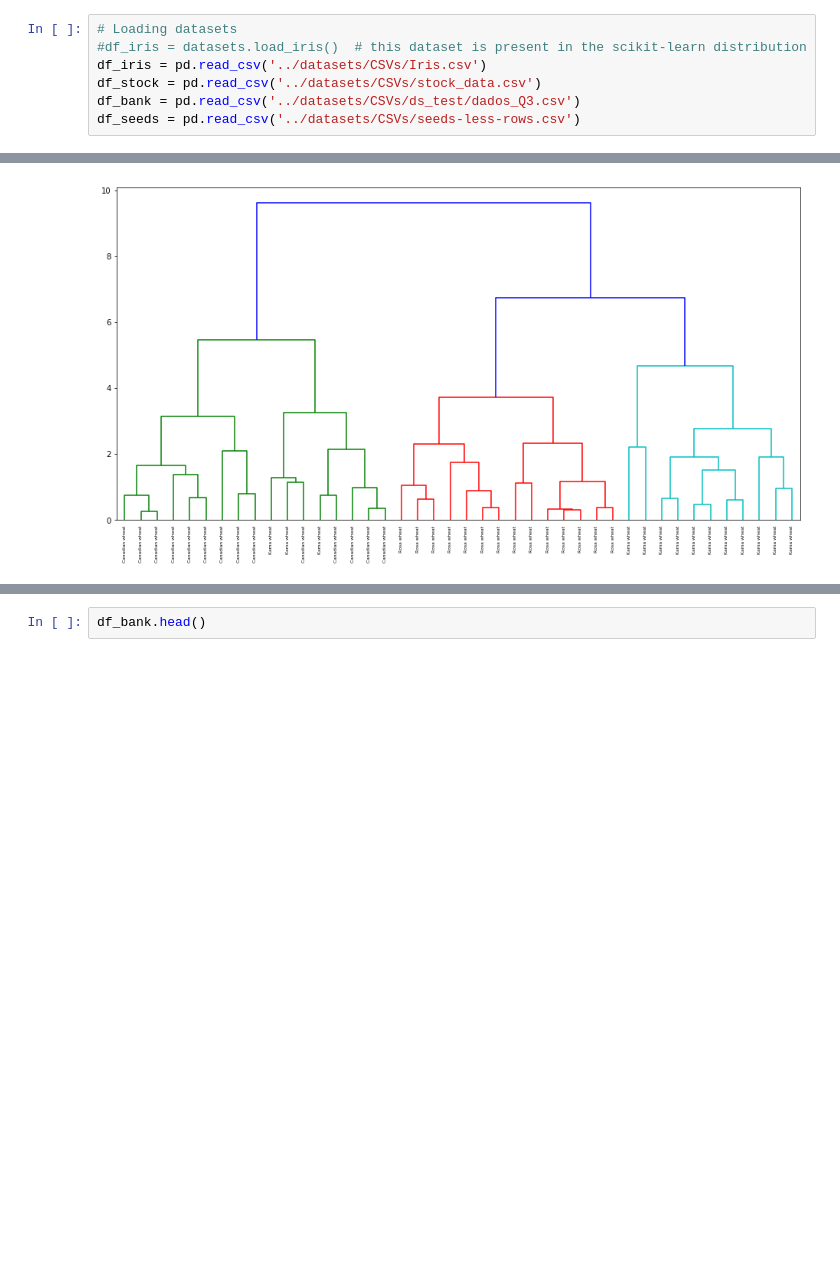
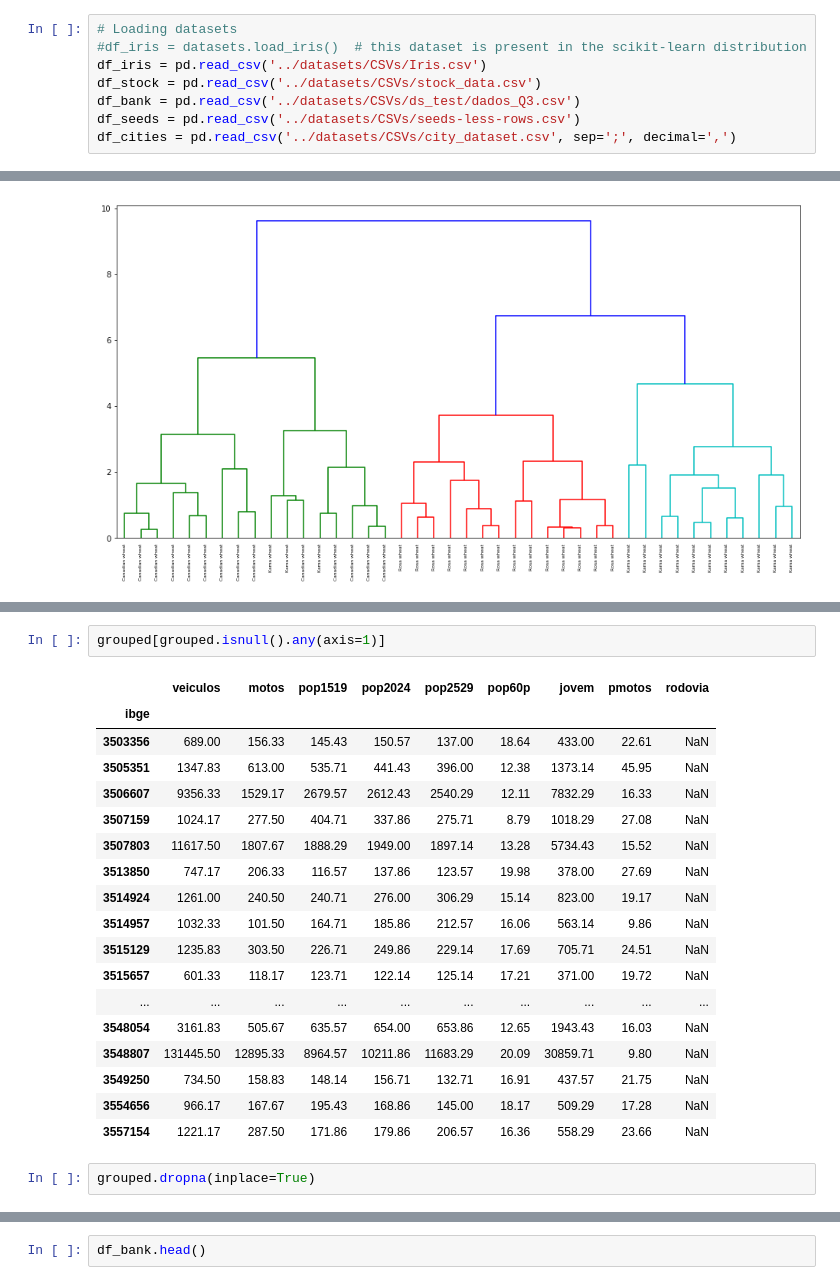
Before and after one commit to rsouza/FGV_Intro_DS, a Jupyter notebook: notebooks/ML_UNSUP_Clustering.ipynb, the cells around one changed output, grey strips where cells are left out. Saved outputs shown, nothing was run; the diff lists cells and outputs as text; blank space fills up the shorter version.

```diff
--- a/notebooks/ML_UNSUP_Clustering.ipynb
+++ b/notebooks/ML_UNSUP_Clustering.ipynb
@@ -41,6 +53,7 @@ df_iris = pd.read_csv('../datasets/CSVs/Iris.csv')
 df_stock = pd.read_csv('../datasets/CSVs/stock_data.csv')
 df_bank = pd.read_csv('../datasets/CSVs/ds_test/dados_Q3.csv')
 df_seeds = pd.read_csv('../datasets/CSVs/seeds-less-rows.csv')
+df_cities = pd.read_csv('../datasets/CSVs/city_dataset.csv', sep=';', decimal=',')
 # %% [markdown]
 ### Supervised vs Unsupervised Learning.
 
@@ -160,0 +221,23 @@ Now let's check with a bigger dataset:
+# %%
+grouped[grouped.isnull().any(axis=1)]
+# %% [output]
+|  | veiculos | motos | pop1519 | pop2024 | pop2529 | pop60p | jovem | pmotos | rodovia |
+| ibge |  |  |  |  |  |  |  |  |  |
+| 3503356 | 689.00 | 156.33 | 145.43 | 150.57 | 137.00 | 18.64 | 433.00 | 22.61 | NaN |
+| 3505351 | 1347.83 | 613.00 | 535.71 | 441.43 | 396.00 | 12.38 | 1373.14 | 45.95 | NaN |
+| 3506607 | 9356.33 | 1529.17 | 2679.57 | 2612.43 | 2540.29 | 12.11 | 7832.29 | 16.33 | NaN |
+| 3507159 | 1024.17 | 277.50 | 404.71 | 337.86 | 275.71 | 8.79 | 1018.29 | 27.08 | NaN |
+| 3507803 | 11617.50 | 1807.67 | 1888.29 | 1949.00 | 1897.14 | 13.28 | 5734.43 | 15.52 | NaN |
+| 3513850 | 747.17 | 206.33 | 116.57 | 137.86 | 123.57 | 19.98 | 378.00 | 27.69 | NaN |
+| 3514924 | 1261.00 | 240.50 | 240.71 | 276.00 | 306.29 | 15.14 | 823.00 | 19.17 | NaN |
+| 3514957 | 1032.33 | 101.50 | 164.71 | 185.86 | 212.57 | 16.06 | 563.14 | 9.86 | NaN |
+| 3515129 | 1235.83 | 303.50 | 226.71 | 249.86 | 229.14 | 17.69 | 705.71 | 24.51 | NaN |
+| 3515657 | 601.33 | 118.17 | 123.71 | 122.14 | 125.14 | 17.21 | 371.00 | 19.72 | NaN |
+| ... | ... | ... | ... | ... | ... | ... | ... | ... | ... |
+| 3548054 | 3161.83 | 505.67 | 635.57 | 654.00 | 653.86 | 12.65 | 1943.43 | 16.03 | NaN |
+| 3548807 | 131445.50 | 12895.33 | 8964.57 | 10211.86 | 11683.29 | 20.09 | 30859.71 | 9.80 | NaN |
+| 3549250 | 734.50 | 158.83 | 148.14 | 156.71 | 132.71 | 16.91 | 437.57 | 21.75 | NaN |
+| 3554656 | 966.17 | 167.67 | 195.43 | 168.86 | 145.00 | 18.17 | 509.29 | 17.28 | NaN |
+| 3557154 | 1221.17 | 287.50 | 171.86 | 179.86 | 206.57 | 16.36 | 558.29 | 23.66 | NaN |
+# %%
+grouped.dropna(inplace=True)
```
Also changed, not shown: parts of 21 cells of this notebook, 2 other files.
